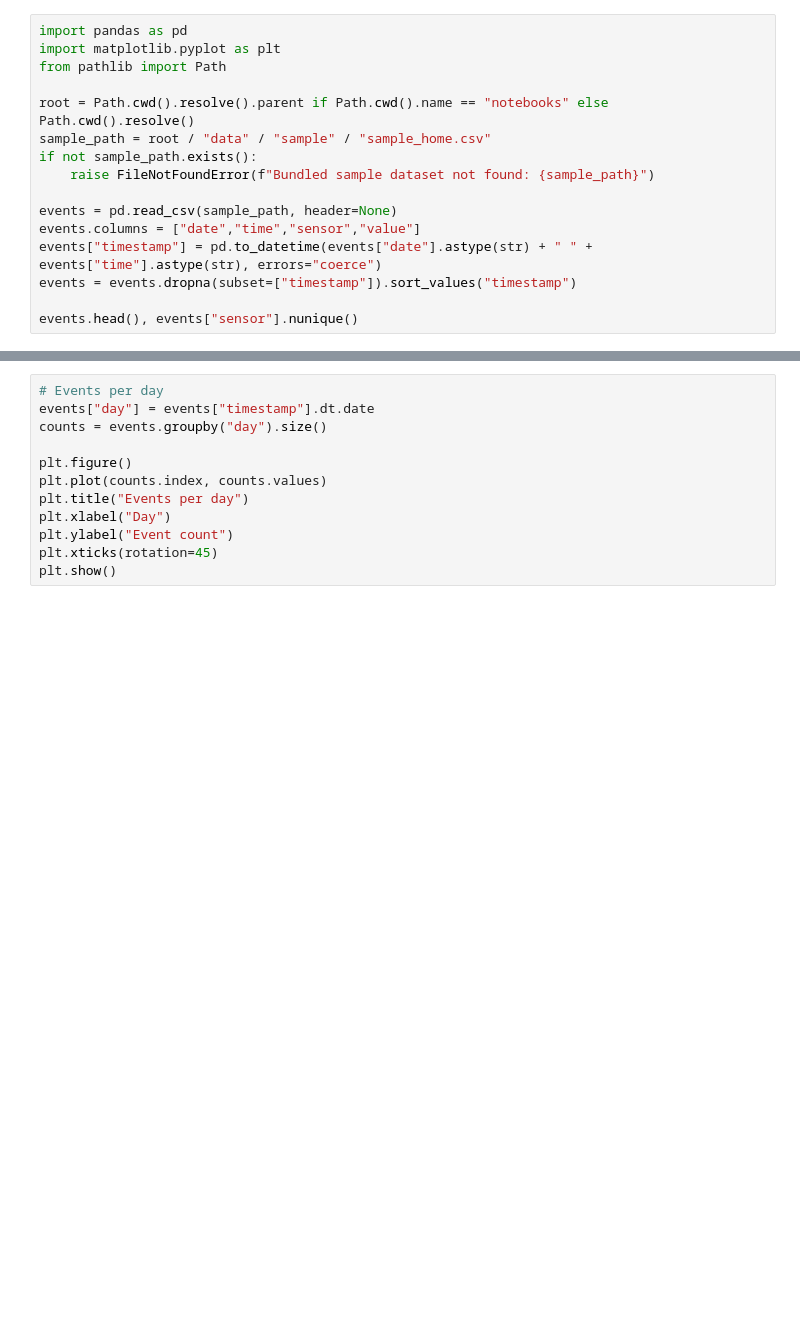
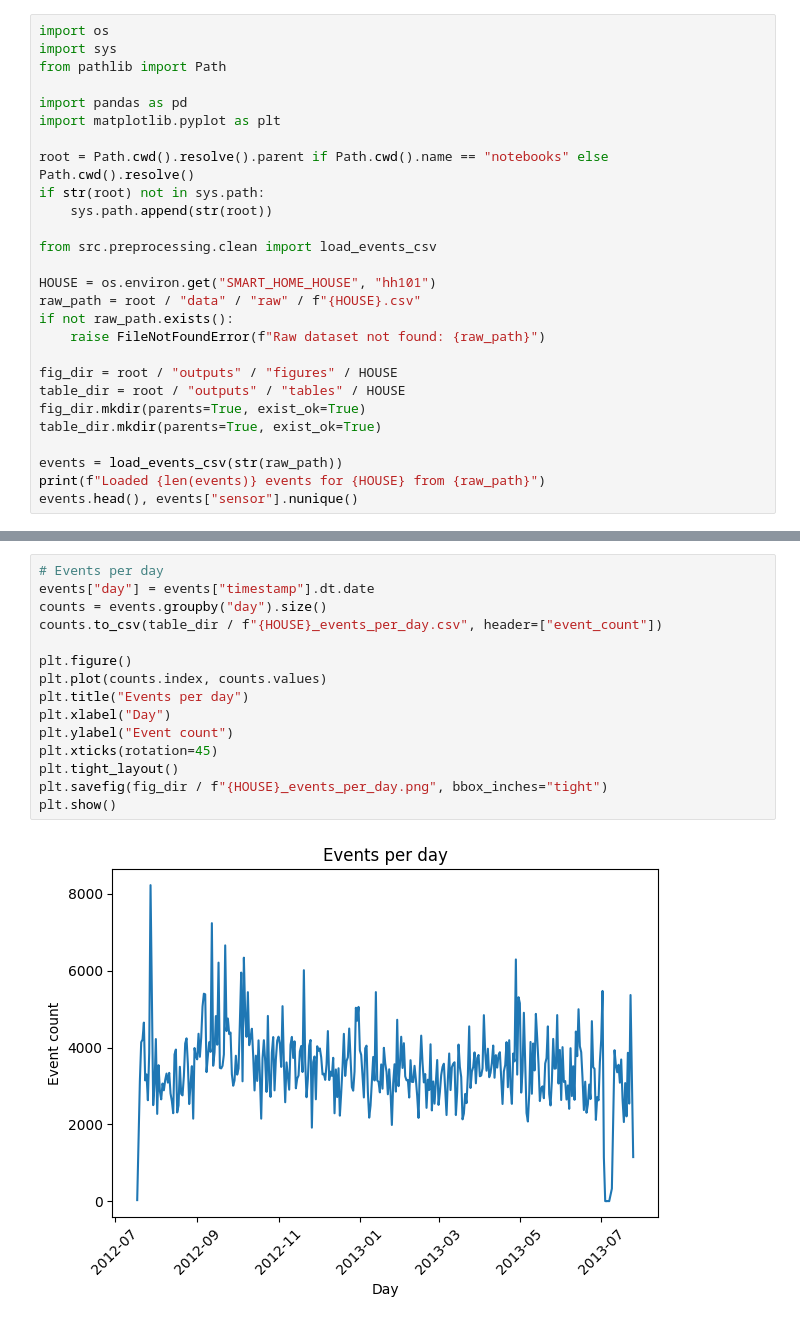
Before and after one commit to evangeliapant/smart-home-anomaly-detection, a Jupyter notebook: notebooks/01_exploration.ipynb, the cells around one changed output, grey strips where cells are left out. Drawn from its saved outputs; the diff is of its cells as text; blank space fills up the shorter version.

```diff
--- a/notebooks/01_exploration.ipynb
+++ b/notebooks/01_exploration.ipynb
@@ -1,16 +1,27 @@
 # %%
+import os
+import sys
+from pathlib import Path
+
 import pandas as pd
 import matplotlib.pyplot as plt
-from pathlib import Path
 
 root = Path.cwd().resolve().parent if Path.cwd().name == "notebooks" else Path.cwd().resolve()
-sample_path = root / "data" / "sample" / "sample_home.csv"
-if not sample_path.exists():
-    raise FileNotFoundError(f"Bundled sample dataset not found: {sample_path}")
+if str(root) not in sys.path:
+    sys.path.append(str(root))
 
-events = pd.read_csv(sample_path, header=None)
-events.columns = ["date","time","sensor","value"]
-events["timestamp"] = pd.to_datetime(events["date"].astype(str) + " " + events["time"].astype(str), errors="coerce")
-events = events.dropna(subset=["timestamp"]).sort_values("timestamp")
+from src.preprocessing.clean import load_events_csv
 
+HOUSE = os.environ.get("SMART_HOME_HOUSE", "hh101")
+raw_path = root / "data" / "raw" / f"{HOUSE}.csv"
+if not raw_path.exists():
+    raise FileNotFoundError(f"Raw dataset not found: {raw_path}")
+
+fig_dir = root / "outputs" / "figures" / HOUSE
+table_dir = root / "outputs" / "tables" / HOUSE
+fig_dir.mkdir(parents=True, exist_ok=True)
+table_dir.mkdir(parents=True, exist_ok=True)
+
+events = load_events_csv(str(raw_path))
+print(f"Loaded {len(events)} events for {HOUSE} from {raw_path}")
 events.head(), events["sensor"].nunique()
@@ -17,15 +37,20 @@ events.head(), events["sensor"].nunique()
 # %%
 # Events per day
 events["day"] = events["timestamp"].dt.date
 counts = events.groupby("day").size()
+counts.to_csv(table_dir / f"{HOUSE}_events_per_day.csv", header=["event_count"])
 
 plt.figure()
 plt.plot(counts.index, counts.values)
 plt.title("Events per day")
 plt.xlabel("Day")
 plt.ylabel("Event count")
 plt.xticks(rotation=45)
+plt.tight_layout()
+plt.savefig(fig_dir / f"{HOUSE}_events_per_day.png", bbox_inches="tight")
 plt.show()
+# %% [output]
+[figure, added]
 # %%
 # Most frequent sensors
 top = events["sensor"].value_counts().head(15)
```
Also changed, not shown: parts of 2 cells of this notebook, 55 other files.
